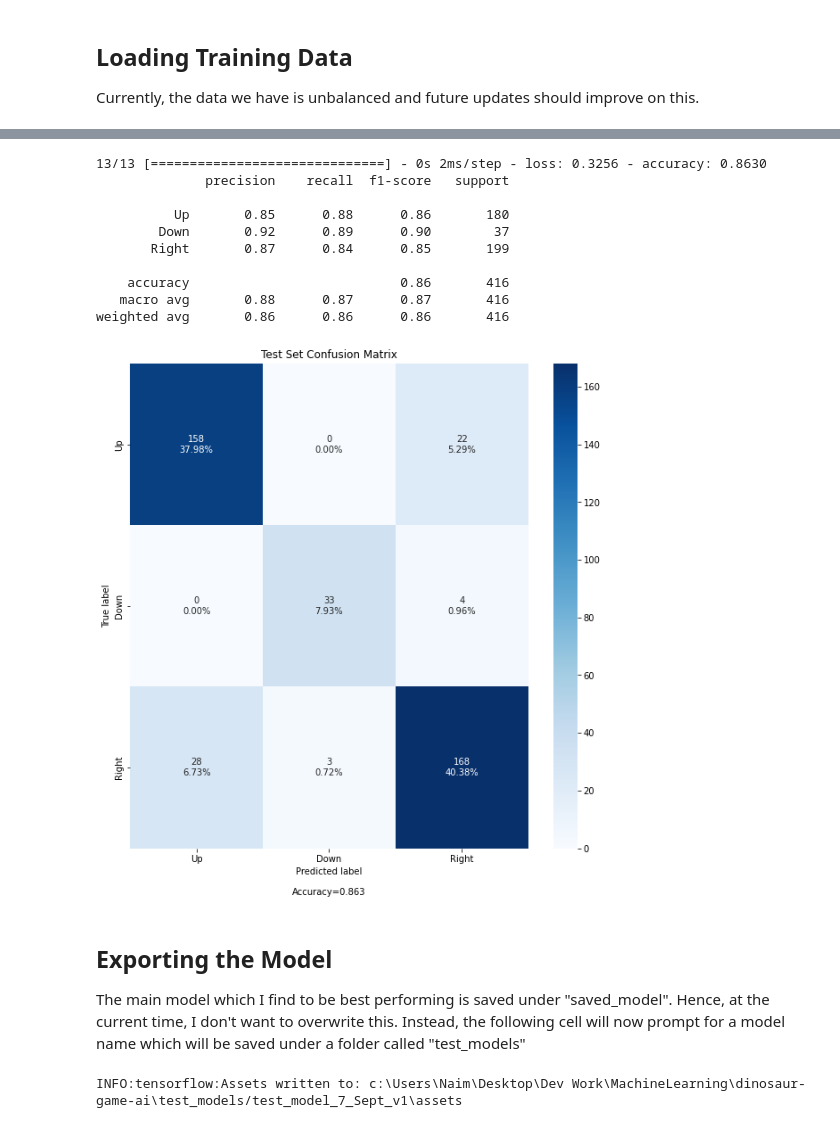
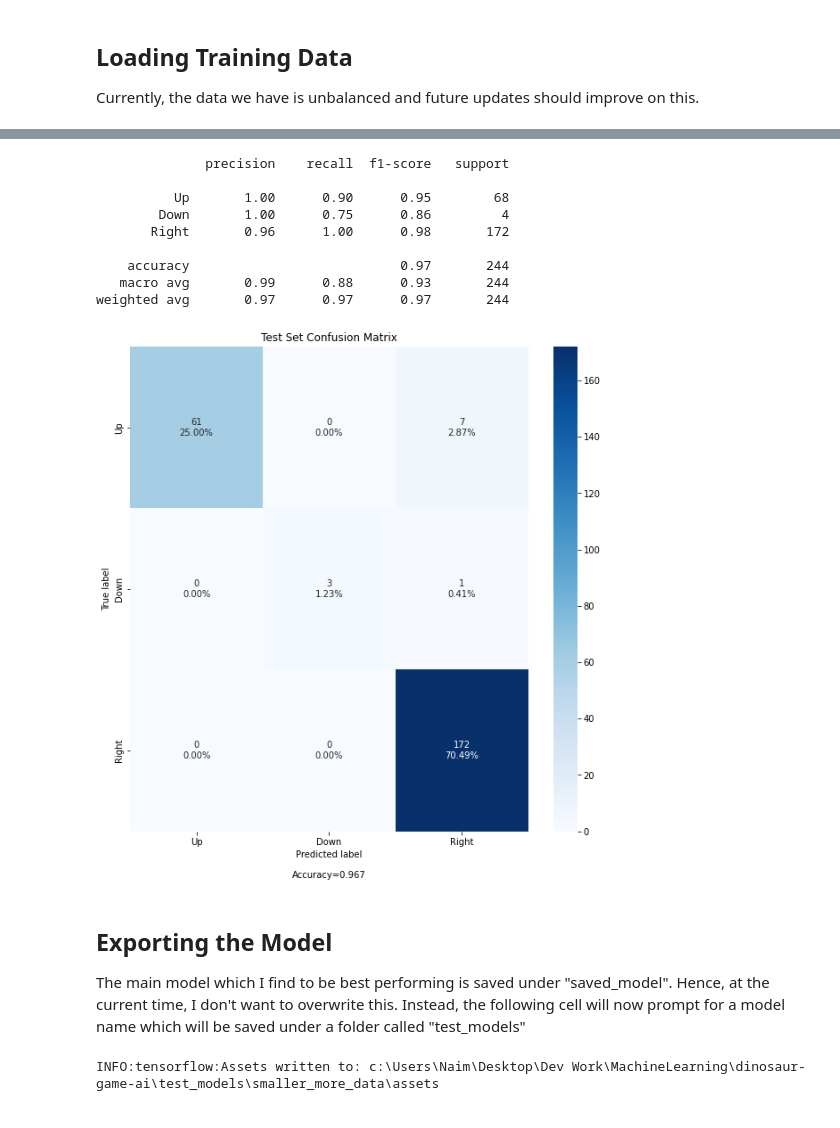
Before and after one commit to tengznaim/dinosaur-game-ai, a Jupyter notebook: model_training.ipynb, the cells around one changed output, grey strips where cells are left out. Cells and saved outputs as stored; diff of their text form; code cells hidden in the pictures.

```diff
--- a/model_training.ipynb
+++ b/model_training.ipynb
@@ -22,7 +21,7 @@ tf.__version__
 Currently, the data we have is unbalanced and future updates should improve on this.
 # %%
 parent_dir = os.getcwd()
-training_data_folder = os.path.join(parent_dir, "training_data")
+training_data_folder = os.path.join(parent_dir, "training_data_smaller")
 
 up_folder = os.path.join(training_data_folder, "up")
 down_folder = os.path.join(training_data_folder, "down")
@@ -57,7 +58,8 @@ for curr_folder in folder_list:
         grayscale = cv.cvtColor(image, cv.COLOR_BGR2GRAY)
 
         normalized = grayscale / 255
-        resized = cv.resize(normalized, (60, 40), interpolation=cv.INTER_AREA)
+        # resized = cv.resize(normalized, (60, 40), interpolation=cv.INTER_AREA)
+        resized = cv.resize(normalized, (40, 40), interpolation=cv.INTER_AREA)
 
         # Unrolling the matrices into vectors of 2400 pixels.
         X.append(np.ravel(resized))
@@ -66,7 +68,8 @@ for curr_folder in folder_list:
 X = np.array(X)
 y = np.array(y)
 
-plt.imshow(np.reshape(X[0], (40,60)), cmap="gray")
+# plt.imshow(np.reshape(X[0], (40,60)), cmap="gray")
+plt.imshow(np.reshape(X[0], (40,40)), cmap="gray")
 plt.title("Example of Processed Image (60x40)")
 
 print("Input Array Shape:",X.shape)
@@ -100,7 +115,8 @@ X_train, X_test, y_train, y_test = train_test_split(X, y_encoded, test_size=0.2,
 model = tf.keras.models.Sequential()
 
 # Hidden Layer
-model.add(tf.keras.layers.Dense(units=100, input_shape=(2400,), activation="relu"))
+# model.add(tf.keras.layers.Dense(units=100, input_shape=(2400,), activation="relu"))
+model.add(tf.keras.layers.Dense(units=1000, input_shape=(1600,), activation="relu"))
 # 3 output units, one for each of the possible keys to press.
 model.add(tf.keras.layers.Dense(units=3, activation="softmax"))
 
@@ -123,5 +141,8 @@ _________________________________________________________________
 # %%
-model.compile(optimizer="adam", loss="categorical_crossentropy", metrics=["accuracy"])
-model.fit(X_train, y_train, batch_size=32, epochs=100)
+model.compile(optimizer="sgd", loss="categorical_crossentropy", metrics=["accuracy"])
+
+early_stopping = tf.keras.callbacks.EarlyStopping(monitor="val_loss", patience=5, verbose=1, mode="min")
+
+history = model.fit(X_train, y_train, batch_size=32, epochs=100, validation_data=(X_test, y_test))
 # %% [output]
 Epoch 1/100
@@ -147,26 +189,23 @@ Epoch 100/100
 # %%
-metrics = model.evaluate(X_test, y_test)
-
 test_set_predictions = np.argmax(model.predict(X_test), axis=1)
 original_test_output = np.argmax(y_test, axis=1)
 
 test_report = classification_report(original_test_output, test_set_predictions, target_names=labels)
 print(test_report)
 
 matrix = confusion_matrix(original_test_output, test_set_predictions)
 make_confusion_matrix(matrix, categories=labels, figsize=(10,10), title="Test Set Confusion Matrix")
 # %% [output]
-13/13 [==============================] - 0s 2ms/step - loss: 0.3256 - accuracy: 0.8630
               precision    recall  f1-score   support
 
-          Up       0.85      0.88      0.86       180
-        Down       0.92      0.89      0.90        37
-       Right       0.87      0.84      0.85       199
+          Up       1.00      0.90      0.95        68
+        Down       1.00      0.75      0.86         4
+       Right       0.96      1.00      0.98       172
 
-    accuracy                           0.86       416
-   macro avg       0.88      0.87      0.87       416
-weighted avg       0.86      0.86      0.86       416
+    accuracy                           0.97       244
+   macro avg       0.99      0.88      0.93       244
+weighted avg       0.97      0.97      0.97       244
-[figure, old version]
+[figure, new version]
 # %% [markdown]
 ## Exporting the Model
 
@@ -179,9 +218,10 @@ if "saved_model" not in os.listdir(parent_dir):
 else:
     if "test_models" not in os.listdir(parent_dir):
         os.mkdir(os.path.join(parent_dir, "test_models"))
+
     test_models_directory = os.path.join(parent_dir, "test_models")
 
     model_name = input("Enter the model name:")
-    model.save(f"{test_models_directory}/{model_name}")
+    model.save(os.path.join(test_models_directory, model_name))
 # %% [output]
-INFO:tensorflow:Assets written to: c:\Users\Naim\Desktop\Dev Work\MachineLearning\dinosaur-game-ai\test_models/test_model_7_Sept_v1\assets
+INFO:tensorflow:Assets written to: c:\Users\Naim\Desktop\Dev Work\MachineLearning\dinosaur-game-ai\test_models\smaller_more_data\assets
```
Also changed, not shown: parts of 20 cells of this notebook, 7 other files.
